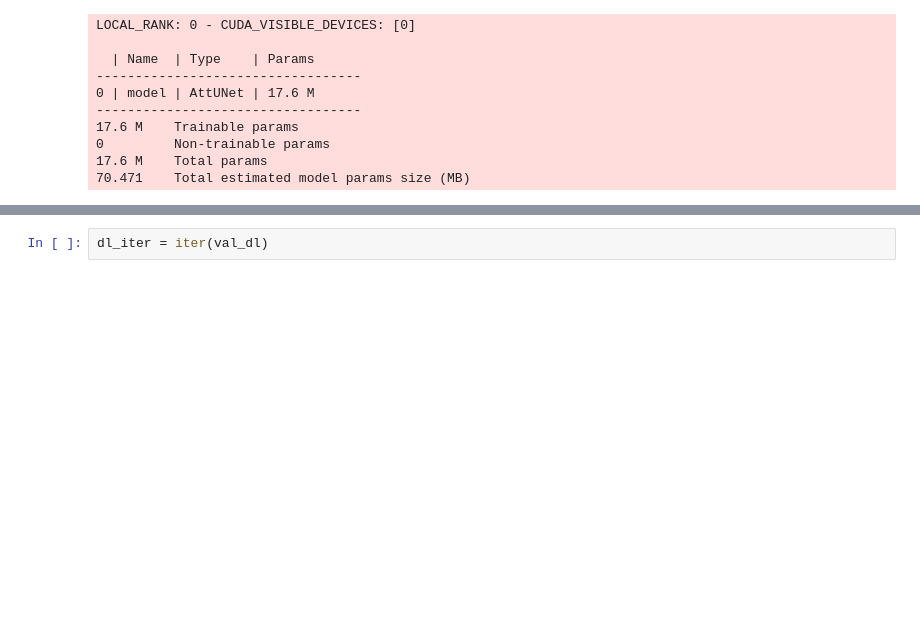
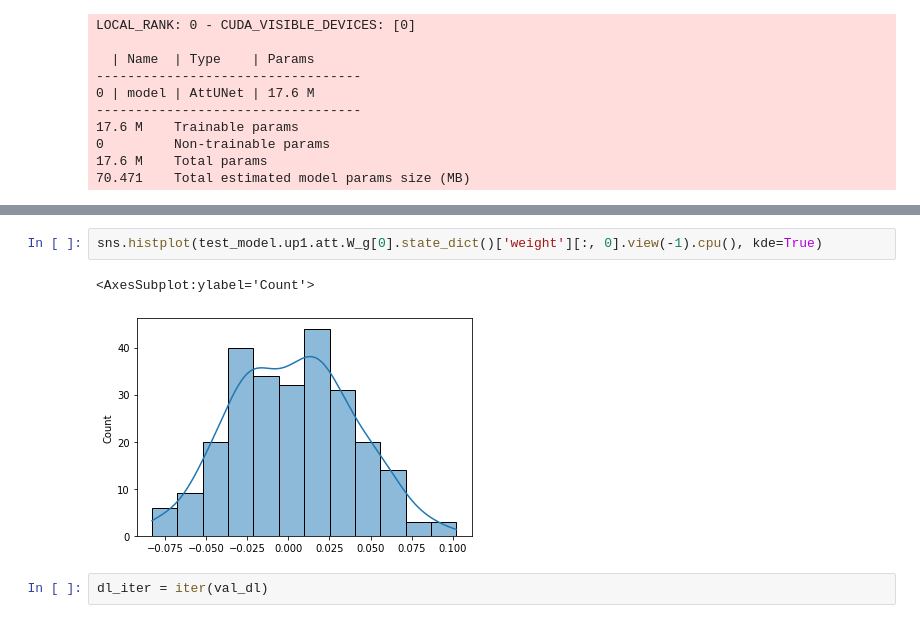
Before and after one commit to NNHieu/INT3405_TGSSalt, a Jupyter notebook: Train.ipynb, the cells around one changed output, grey strips where cells are left out. Saved outputs shown, nothing was run; the diff lists cells and outputs as text; blank space fills up the shorter version.

```diff
--- a/Train.ipynb
+++ b/Train.ipynb
@@ -141,3 +155,8 @@ torch.save(model.model.state_dict(), 'unet1.pth')
+# %%
+sns.histplot(test_model.up1.att.W_g[0].state_dict()['weight'][:, 0].view(-1).cpu(), kde=True)
+# %% [output]
+<AxesSubplot:ylabel='Count'>
+[figure, added]
 # %%
 dl_iter = iter(val_dl)
 # %%
```
Also changed, not shown: parts of 7 cells of this notebook, 22 other files.
